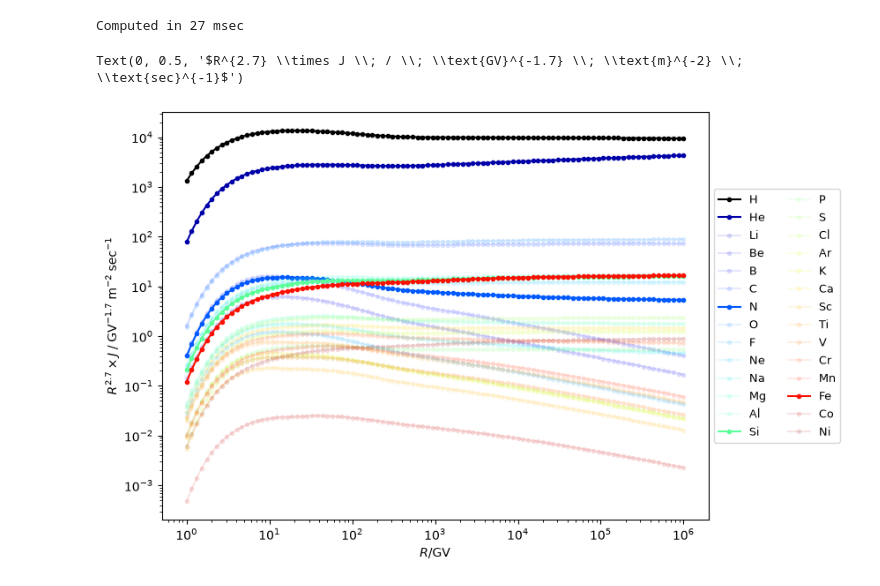
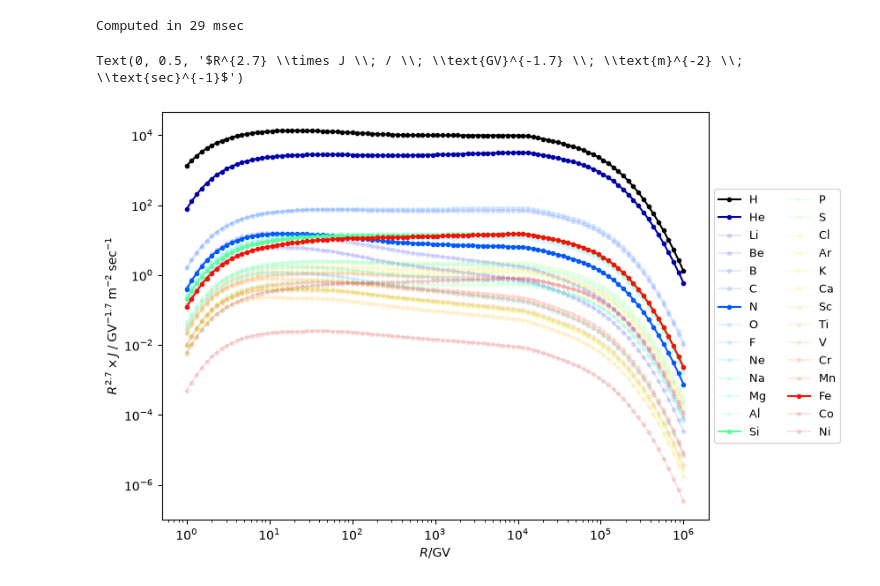
Before and after one commit to carmeloevoli/crams, a Jupyter notebook: examples/extension.ipynb, the cells around one changed output. Drawn from its saved outputs; the diff is of its cells as text; code cells hidden in the pictures.

```diff
--- a/examples/extension.ipynb
+++ b/examples/extension.ipynb
@@ -47,38 +47,44 @@ total: 0.89 sec, per eval: 29.54 msec
 # %%
-from crams import ELEMENT_NAMES, LogGrid
+from crams import ELEMENT_NAMES, InjectionBreak, InjectionLognormalDist, LogGrid
 from matplotlib import pyplot as plt
 
 runner = CramsRunner(
     R_out_grid=LogGrid(1.0, 1_000_000, 100),
     T_sim_grid=LogGrid(0.05, 10_000_000, 200),
 )
 start = time.time()
-spectra = runner.compute(PropagationParams(), InjectionParams.default())
+injection = InjectionParams.default()
+injection.features.append(InjectionBreak(R_GV=13000.0, delta_slope=0.5, omega=0.1))
+injection.features.append(InjectionLognormalDist(R_mean_GV=100_000, sigma=0.3, beta=1.0))
+spectra = runner.compute(
+    PropagationParams(),
+    injection,
+)
 print(f"Computed in {(time.time() - start) * 1000:.2g} msec")
 
 fig, ax = plt.subplots(figsize=(8, 6))
 
 R = spectra[:, 0]
 
 cmap = plt.get_cmap("jet")
 principal_nuclei = ["H", "He", "N", "Si", "Fe"]
 for i, (spec, name) in enumerate(zip(spectra.T[1:, :], ELEMENT_NAMES, strict=True)):
     ax.loglog(
         R,
         R**2.7 * spec,
         ".-",
         label=name,
         color=cmap(i / len(ELEMENT_NAMES)) if name != "H" else "black",
         alpha=0.1 if name not in principal_nuclei else 1.0,
     )
 
 ax.legend(loc="center left", bbox_to_anchor=(1, 0.5), ncol=2, fontsize=9)
 ax.set_xlabel("$R / \\text{GV}$")
 ax.set_ylabel("$R^{2.7} \\times J \\; / \\; \\text{GV}^{-1.7} \\; \\text{m}^{-2} \\; \\text{sec}^{-1}$")
 # %% [output]
-Computed in 27 msec
+Computed in 29 msec
 Text(0, 0.5, '$R^{2.7} \\times J \\; / \\; \\text{GV}^{-1.7} \\; \\text{m}^{-2} \\; \\text{sec}^{-1}$')
-[figure, old version]
+[figure, new version]
 # %%
 R_out_grid = LogGrid(1.0, 1_000_000, 100)
 
```
Also changed, not shown: parts of 2 cells of this notebook, 4 other files.
